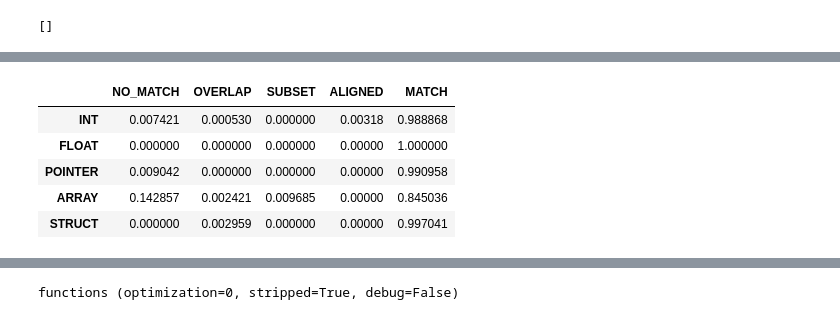
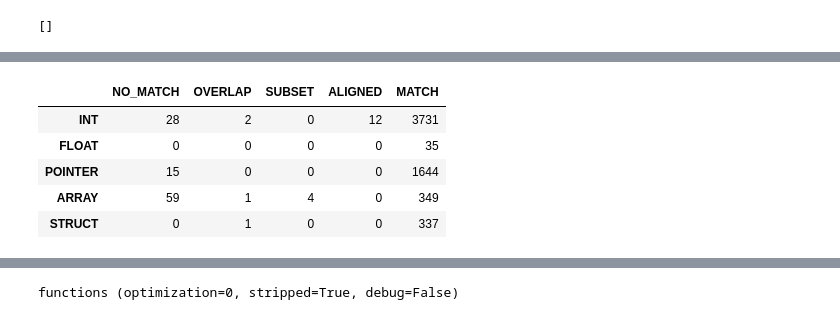
Before and after one commit to jace-kline/thesis, a Jupyter notebook: notebooks/coreutils_metrics.ipynb, the cells around one changed output, grey strips where cells are left out. Cells and saved outputs as stored; diff of their text form; code cells hidden in the pictures.

```diff
--- a/notebooks/coreutils_metrics.ipynb
+++ b/notebooks/coreutils_metrics.ipynb
@@ -313,10 +404,9 @@ if not skip_generate_metatype_level_summaries:
-# %%
-df = load_table("metatype_match_levels_ratios_analyzed_only", debug_opts)
-df
-# %% [output]
-|  | NO_MATCH | OVERLAP | SUBSET | ALIGNED | MATCH |
-| INT | 0.007421 | 0.000530 | 0.000000 | 0.00318 | 0.988868 |
-| FLOAT | 0.000000 | 0.000000 | 0.000000 | 0.00000 | 1.000000 |
-| POINTER | 0.009042 | 0.000000 | 0.000000 | 0.00000 | 0.990958 |
-| ARRAY | 0.142857 | 0.002421 | 0.009685 | 0.00000 | 0.845036 |
-| STRUCT | 0.000000 | 0.002959 | 0.000000 | 0.00000 | 0.997041 |
+# %%
+display(get_metatype_match_levels_table(debug_opts, analyzed_only=True))
+# %% [output]
+|  | NO_MATCH | OVERLAP | SUBSET | ALIGNED | MATCH |
+| INT | 28 | 2 | 0 | 12 | 3731 |
+| FLOAT | 0 | 0 | 0 | 0 | 35 |
+| POINTER | 15 | 0 | 0 | 0 | 1644 |
+| ARRAY | 59 | 1 | 4 | 0 | 349 |
+| STRUCT | 0 | 1 | 0 | 0 | 337 |
```
Also changed, not shown: parts of 2 cells of this notebook, 27 other files.
